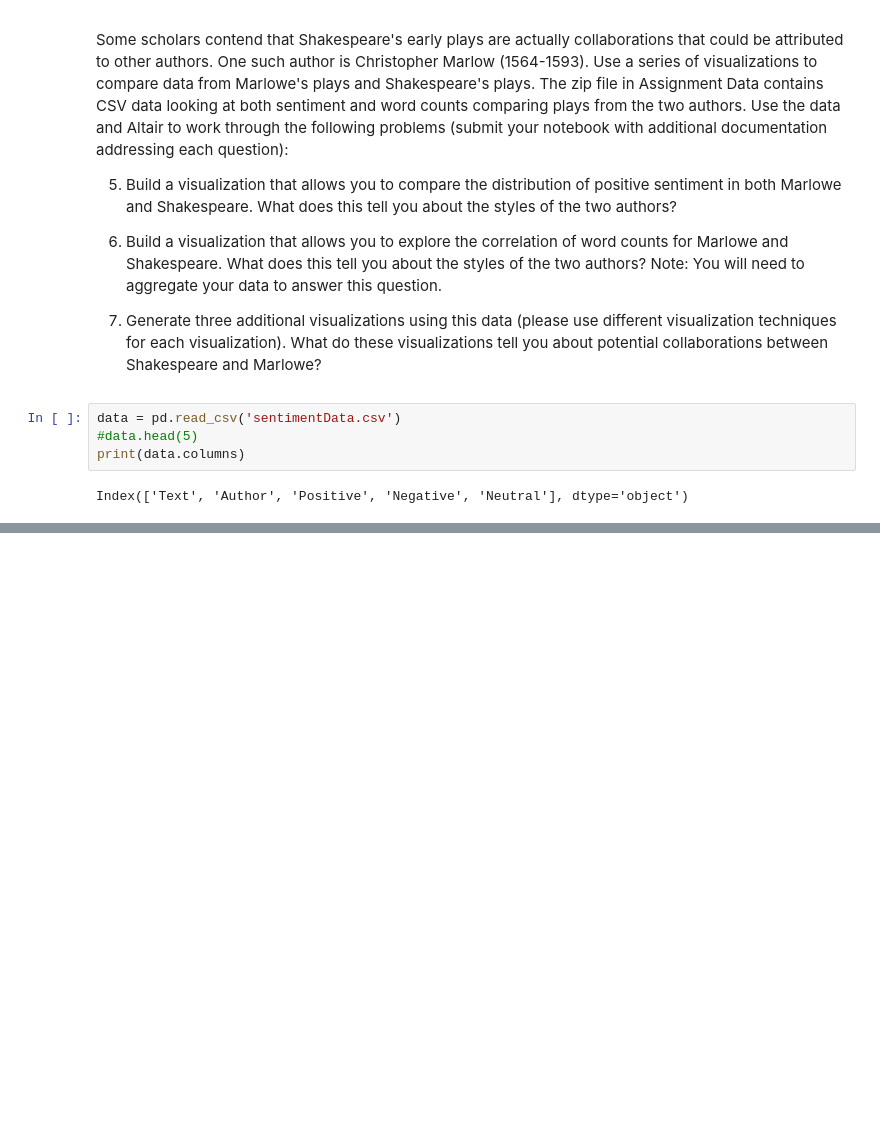
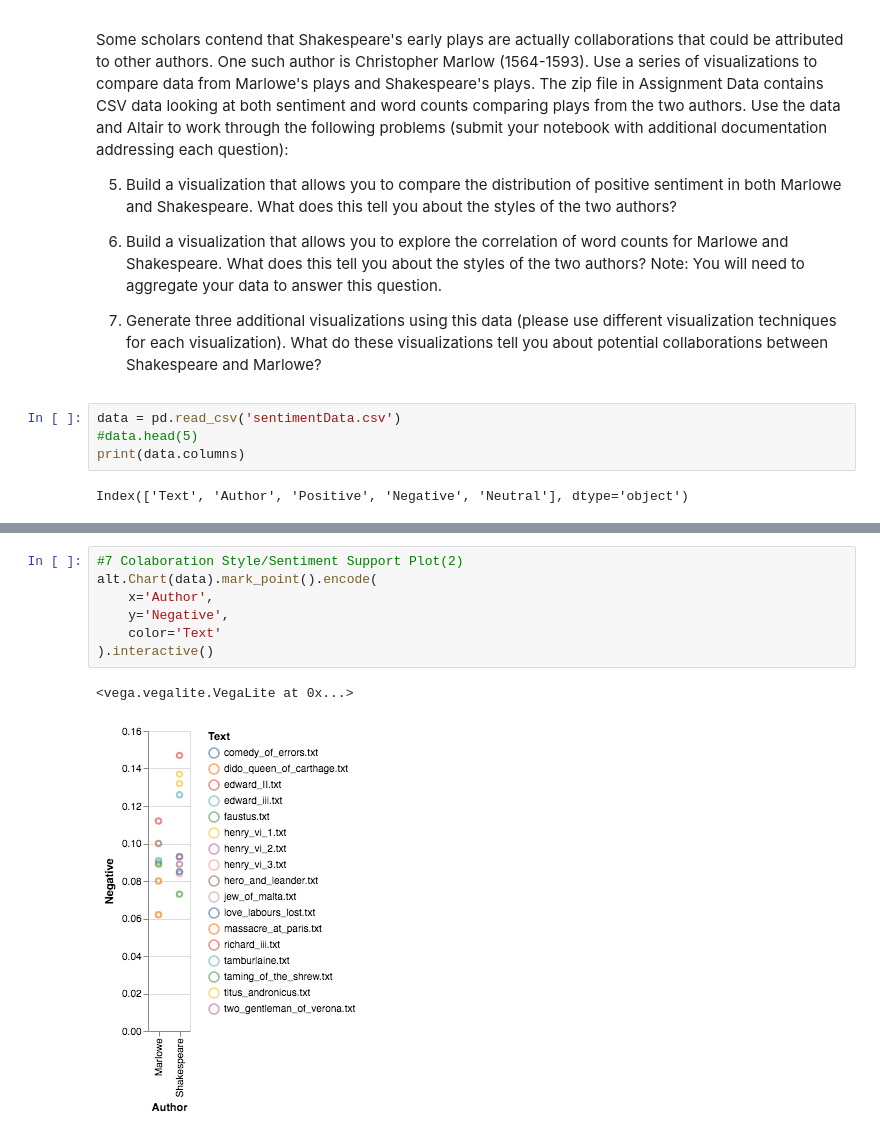
Before and after one commit to INFO3401/problem-set-11-SRInfo3401, a Jupyter notebook: Problem Set 11.ipynb, the cells around one changed output, grey strips where cells are left out. Cells and saved outputs as stored; diff of their text form; blank space fills up the shorter version.

```diff
--- a/Problem Set 11.ipynb
+++ b/Problem Set 11.ipynb
@@ -154,0 +165,10 @@ AttributeError: No dataset named 'pos_sent'
+# %%
+#7 Colaboration Style/Sentiment Support Plot(2)
+alt.Chart(data).mark_point().encode(
+    x='Author',
+    y='Negative',
+    color='Text'
+).interactive()
+# %% [output]
+<vega.vegalite.VegaLite at 0x...>
+[figure, added]
```
Also changed, not shown: parts of 17 cells of this notebook, 1 other file.
